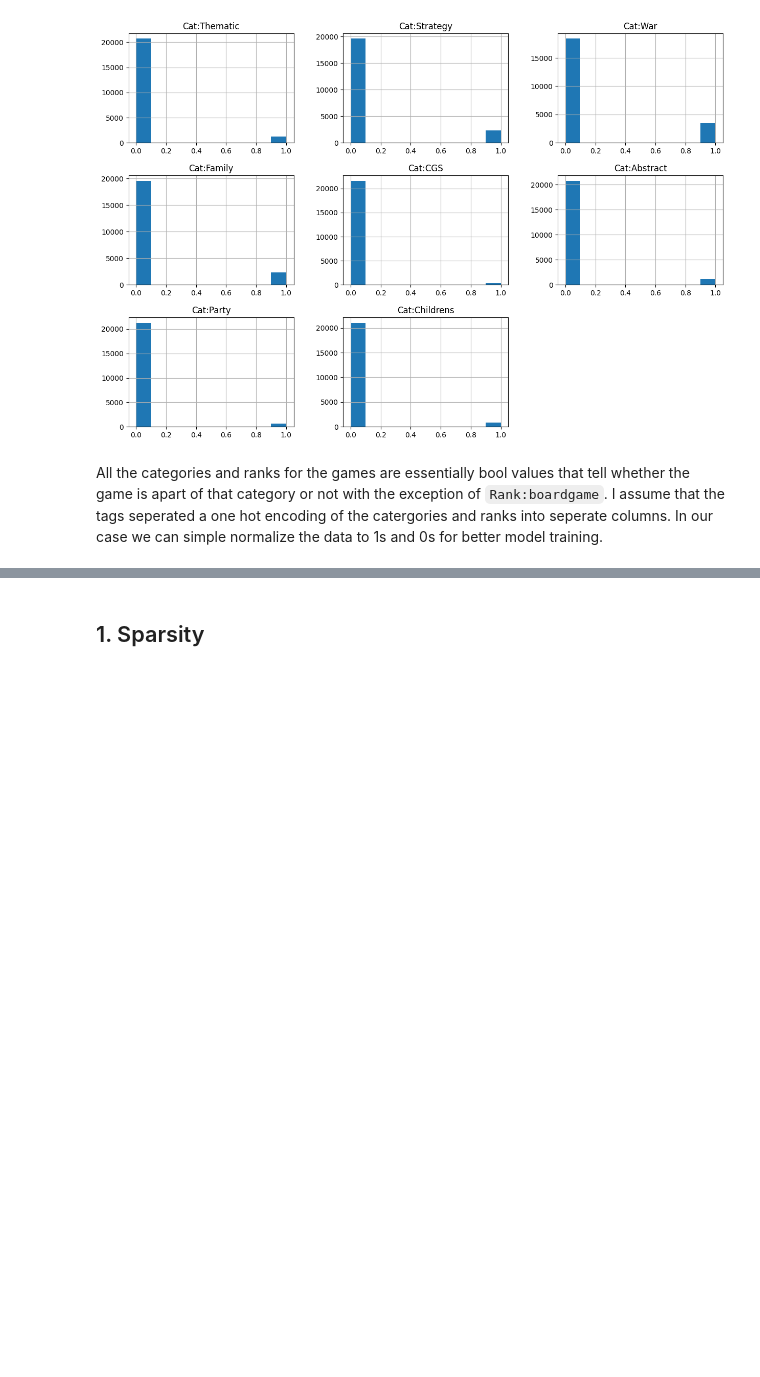
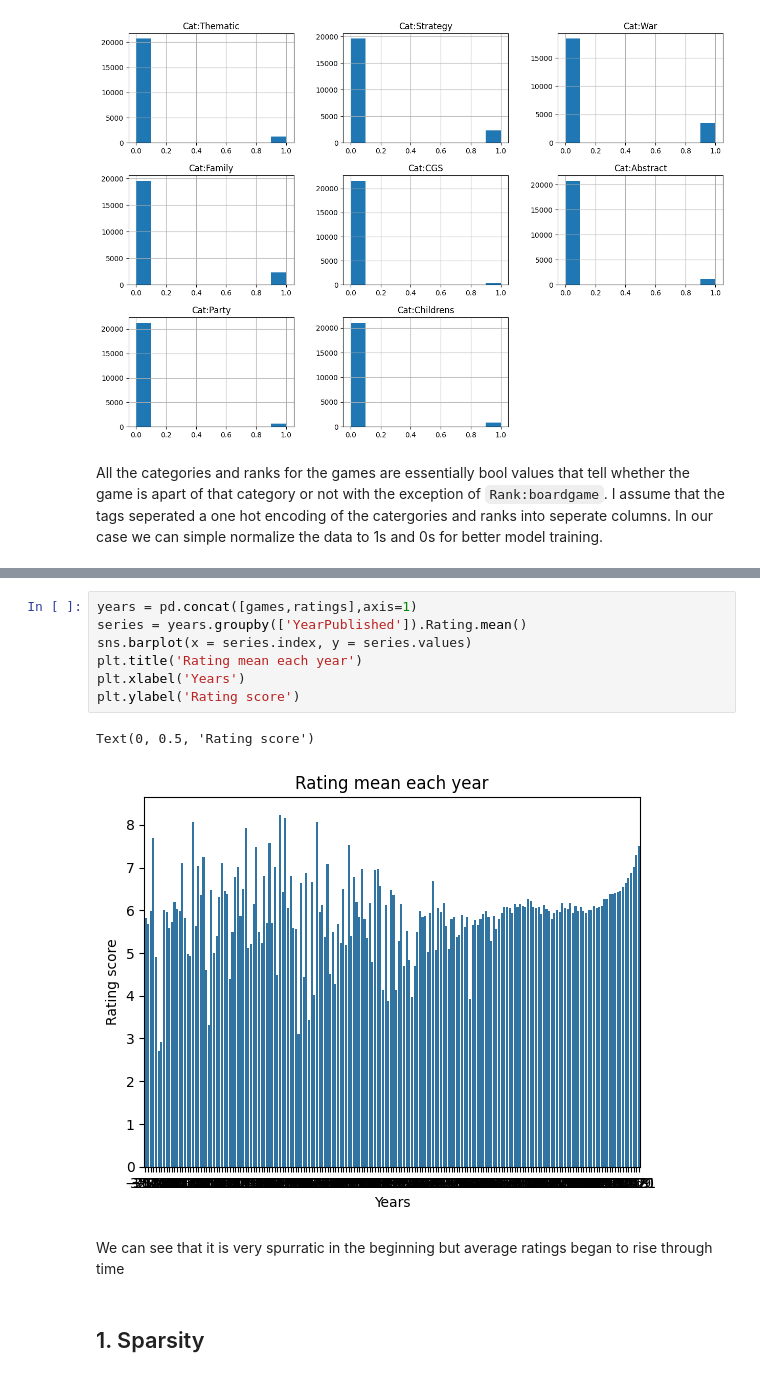
Before and after one commit to AnhVuong146/CMPE_256_game-recommender-system, a Jupyter notebook: eda.ipynb, the cells around one changed output, grey strips where cells are left out. Saved outputs shown, nothing was run; the diff lists cells and outputs as text; blank space fills up the shorter version.

```diff
--- a/eda.ipynb
+++ b/eda.ipynb
@@ -217,3 +328,15 @@ plt.show()
+# %%
+years = pd.concat([games,ratings],axis=1)
+series = years.groupby(['YearPublished']).Rating.mean()
+sns.barplot(x = series.index, y = series.values)
+plt.title('Rating mean each year')
+plt.xlabel('Years')
+plt.ylabel('Rating score')
+# %% [output]
+Text(0, 0.5, 'Rating score')
+[figure, added]
+# %% [markdown]
+We can see that it is very spurratic in the beginning but average ratings began to rise through time
 # %% [markdown]
 ## 1. Sparsity
 # %%
```
Also changed, not shown: parts of 14 cells of this notebook.
